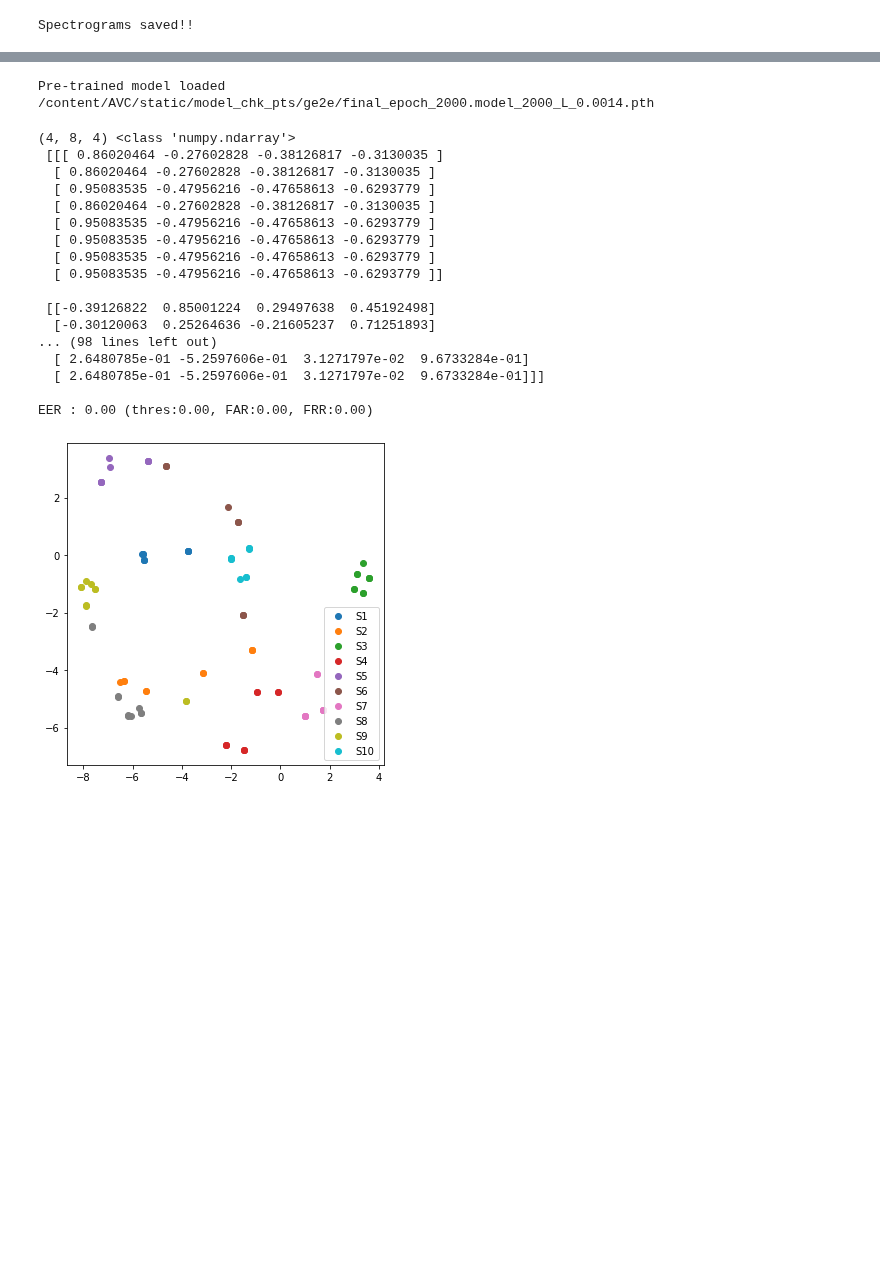
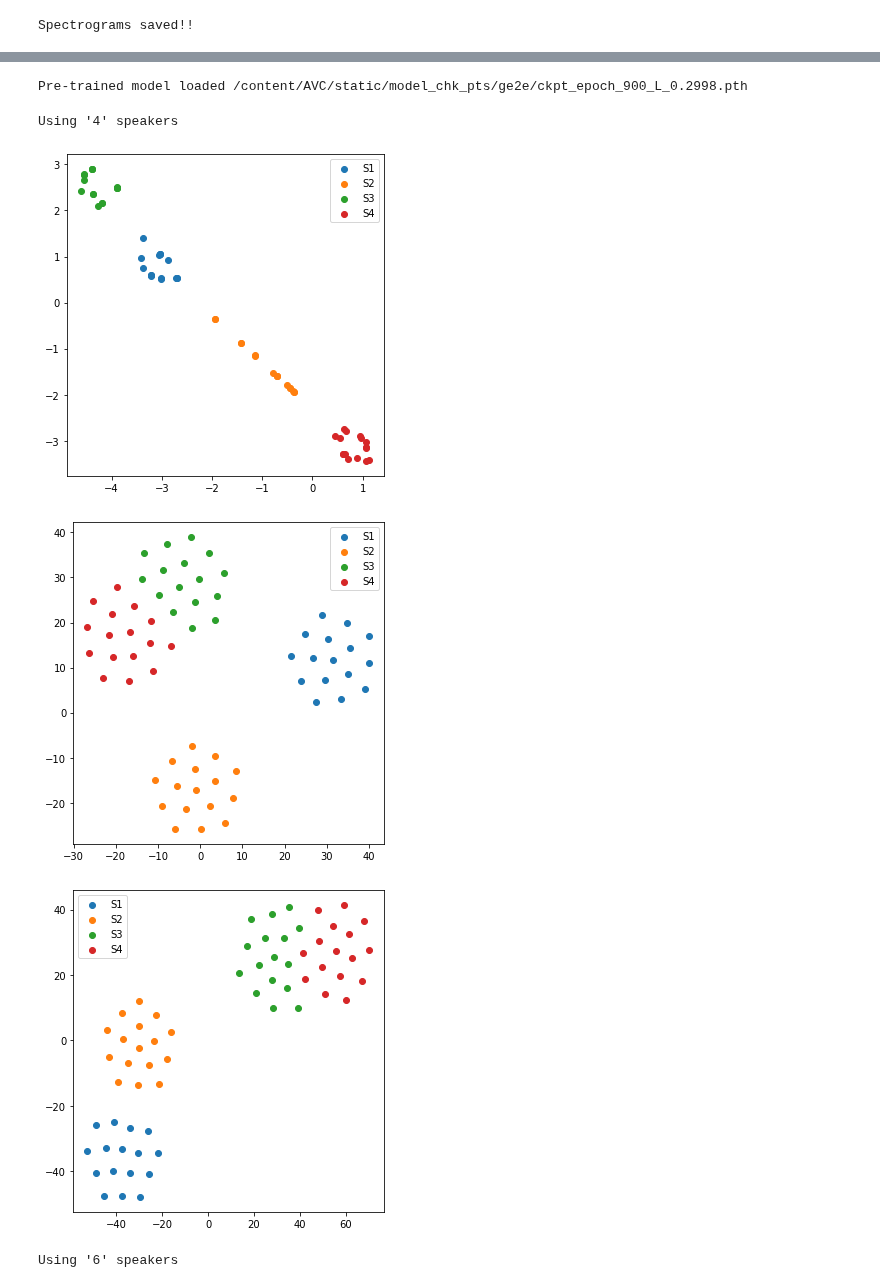
Before and after one commit to gkv856/KaggleData, a Jupyter notebook: S1_prepare_embedding_model_AutoVC.ipynb, the cells around one changed output, grey strips where cells are left out. Saved outputs shown, nothing was run; the diff lists cells and outputs as text; code cells hidden in the pictures; blank space fills up the shorter version.

```diff
--- a/S1_prepare_embedding_model_AutoVC.ipynb
+++ b/S1_prepare_embedding_model_AutoVC.ipynb
@@ -62,8 +65,8 @@ Spectrograms saved!!
 # step2 of the Auto voice cloning is to: train the embedding model
 # to get a user's embedding or 256 dim vector representing user's speaking style
 
-hp.m_ge2e.training_epochs = 2000
-hp.m_ge2e.checkpoint_interval = 500
+hp.m_ge2e.training_epochs = 1000
+hp.m_ge2e.checkpoint_interval = 300
 hp.m_ge2e.min_test_loss = 4
 
 hp.m_ge2e.training_N = 4
@@ -77,7 +80,7 @@ hp.m_ge2e.lr = 0.05
 train_emb_model_obj = TrainEmbedModel(hp)
 
 # training the model
-model, train_loss, test_loss = train_emb_model_obj.train_model(lr_reduce=500,
+model, train_loss, test_loss = train_emb_model_obj.train_model(lr_reduce=300,
                                                                epoch_print=100,
                                                                dot_print=10)
 print(2)
@@ -101,4 +105 @@ Model saved as 'final_epoch_2000.model_2000_L_0.0014.pth'
 2
-# %%
-hp.m_ge2e.best_model_path = "/content/AVC/static/model_chk_pts/ge2e/final_epoch_2000.model_2000_L_0.0014.pth"
-# hp.m_ge2e.best_model_path = "/content/AVC/static/model_chk_pts/ge2e/ckpt_epoch_1000_L_0.0000.pth"
@@ -107,33 +110,35 @@ from AVC.s2_generalized_end2end_loss_GE2E.s5_eval_model import calculate_ERR, pl
 from AVC.s2_generalized_end2end_loss_GE2E.s2_model_GE2E_loss_speach_embed import  get_pre_trained_embedding_model
 # %%
 # loading a pre-trained model
+hp.m_ge2e.best_model_path = "/content/AVC/static/model_chk_pts/ge2e/ckpt_epoch_900_L_0.2998.pth"
 model = get_pre_trained_embedding_model(hp)
 # %% [output]
-Pre-trained model loaded /content/AVC/static/model_chk_pts/ge2e/final_epoch_2000.model_2000_L_0.0014.pth
+Pre-trained model loaded /content/AVC/static/model_chk_pts/ge2e/ckpt_epoch_900_L_0.2998.pth
 # %%
 #calculating ERR
-calculate_ERR(model, hp, 4, 8)
+# calculate_ERR(model, hp, 4, 8)
-# %% [output]
-(4, 8, 4) <class 'numpy.ndarray'>
- [[[ 0.86020464 -0.27602828 -0.38126817 -0.3130035 ]
-  [ 0.86020464 -0.27602828 -0.38126817 -0.3130035 ]
-  [ 0.95083535 -0.47956216 -0.47658613 -0.6293779 ]
-  [ 0.86020464 -0.27602828 -0.38126817 -0.3130035 ]
-  [ 0.95083535 -0.47956216 -0.47658613 -0.6293779 ]
-  [ 0.95083535 -0.47956216 -0.47658613 -0.6293779 ]
-  [ 0.95083535 -0.47956216 -0.47658613 -0.6293779 ]
-  [ 0.95083535 -0.47956216 -0.47658613 -0.6293779 ]]
-
- [[-0.39126822  0.85001224  0.29497638  0.45192498]
-  [-0.30120063  0.25264636 -0.21605237  0.71251893]
-... (98 lines left out)
-  [ 2.6480785e-01 -5.2597606e-01  3.1271797e-02  9.6733284e-01]
-  [ 2.6480785e-01 -5.2597606e-01  3.1271797e-02  9.6733284e-01]]]
-
-EER : 0.00 (thres:0.00, FAR:0.00, FRR:0.00)
-# %%
-
-# plotting speaker embeddings
-plot_scatter(model, hp, 10, 10)
-# %% [output]
-[figure, removed]
+# %%
+def plot_scatter_with_diff_spr_nums(model):
+  print("\n\nUsing '4' speakers")
+  num_speakers = 4
+  num_utter = 16
+  # plotting speaker embeddings
+  plot_scatter(model, hp, num_speakers, num_utter)
+
+  print("\n\nUsing '6' speakers")
+  num_speakers = 6
+  num_utter = 32
+  plot_scatter(model, hp, num_speakers, num_utter)
+
+  print("\n\nUsing '10' speakers")
+  num_speakers = 10
+  num_utter = 32
+  plot_scatter(model, hp, num_speakers, num_utter)
+# %%
+plot_scatter_with_diff_spr_nums(model)
+# %% [output]
+Using '4' speakers
+[figure, added]
+[figure, added]
+[figure, added]
+Using '6' speakers
```
Also changed, not shown: parts of 22 cells of this notebook.
